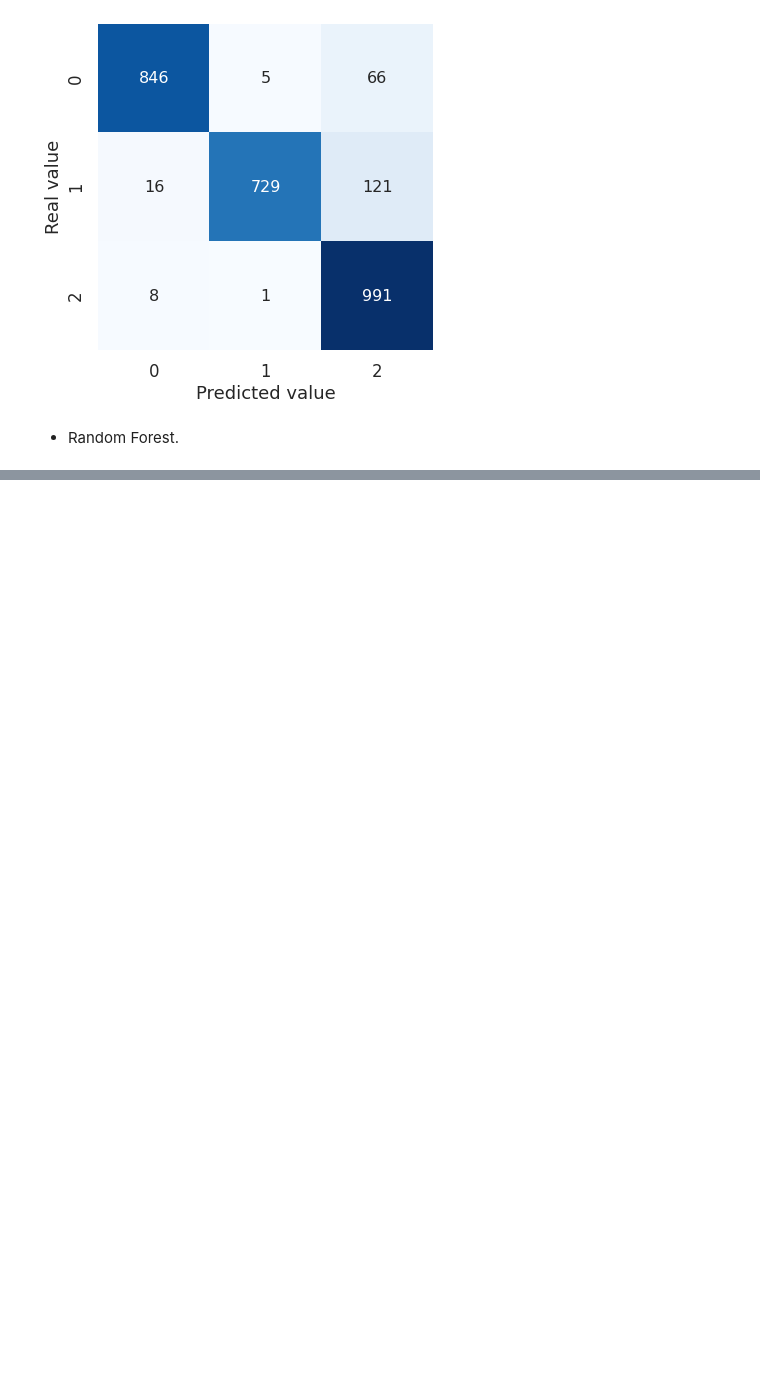
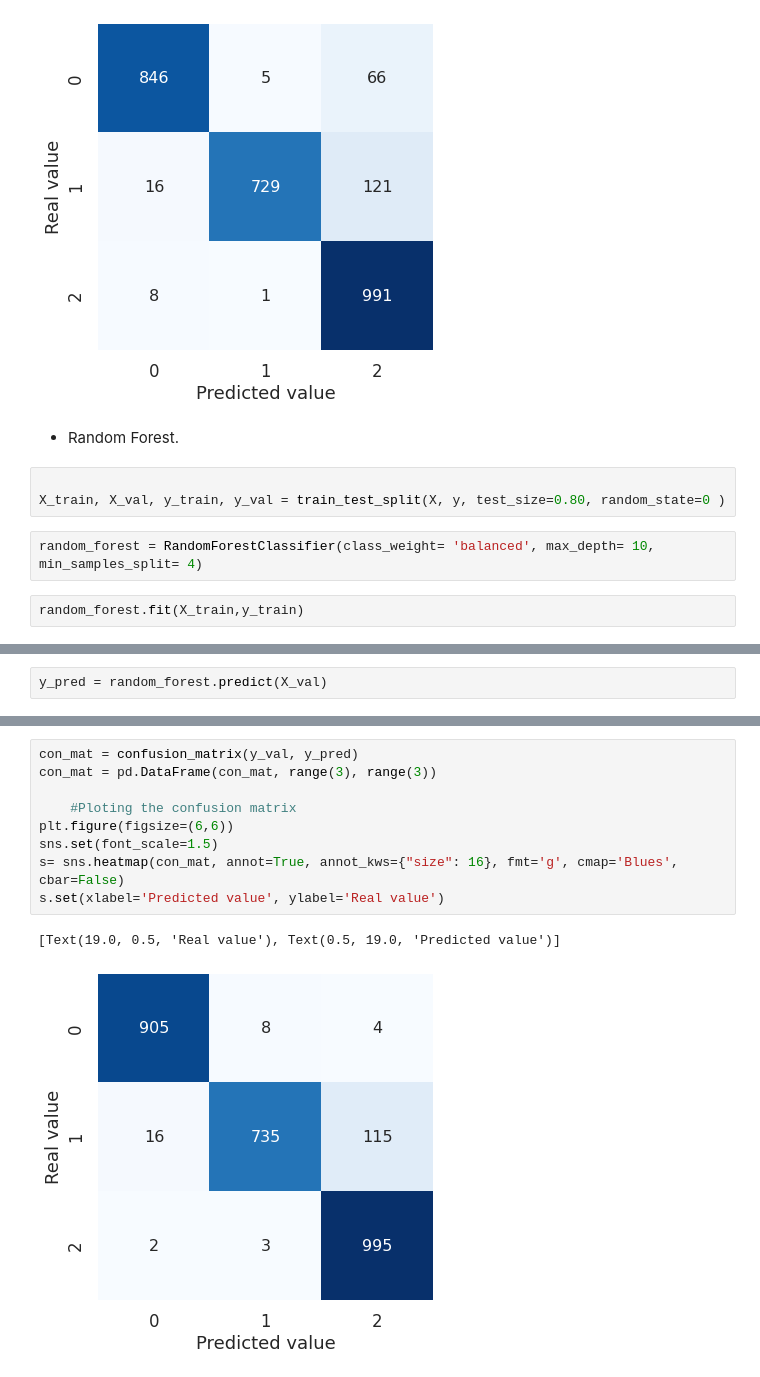
Before and after one commit to PosgradoMNA/actividades-del-projecto-equipo-35, a Jupyter notebook: Reto/Reto_Entrega_2.ipynb, the cells around one changed output, grey strips where cells are left out. Saved outputs shown, nothing was run; the diff lists cells and outputs as text; blank space fills up the shorter version.

```diff
--- a/Reto/Reto_Entrega_2.ipynb
+++ b/Reto/Reto_Entrega_2.ipynb
@@ -873,3 +873,10 @@ s.set(xlabel='Predicted value', ylabel='Real value')
 [figure]
 # %% [markdown]
 - Random Forest.
+# %%
+
+X_train, X_val, y_train, y_val = train_test_split(X, y, test_size=0.80, random_state=0 )
+# %%
+random_forest = RandomForestClassifier(class_weight= 'balanced', max_depth= 10, min_samples_split= 4)
+# %%
+random_forest.fit(X_train,y_train)
@@ -875,0 +886,2 @@ s.set(xlabel='Predicted value', ylabel='Real value')
+# %%
+y_pred = random_forest.predict(X_val)
@@ -875,0 +900,12 @@ s.set(xlabel='Predicted value', ylabel='Real value')
+# %%
+con_mat = confusion_matrix(y_val, y_pred)
+con_mat = pd.DataFrame(con_mat, range(3), range(3))
+
+    #Ploting the confusion matrix
+plt.figure(figsize=(6,6))
+sns.set(font_scale=1.5)
+s= sns.heatmap(con_mat, annot=True, annot_kws={"size": 16}, fmt='g', cmap='Blues', cbar=False)
+s.set(xlabel='Predicted value', ylabel='Real value')
+# %% [output]
+[Text(19.0, 0.5, 'Real value'), Text(0.5, 19.0, 'Predicted value')]
+[figure, added]
```
Also changed, not shown: parts of 2 cells of this notebook.
